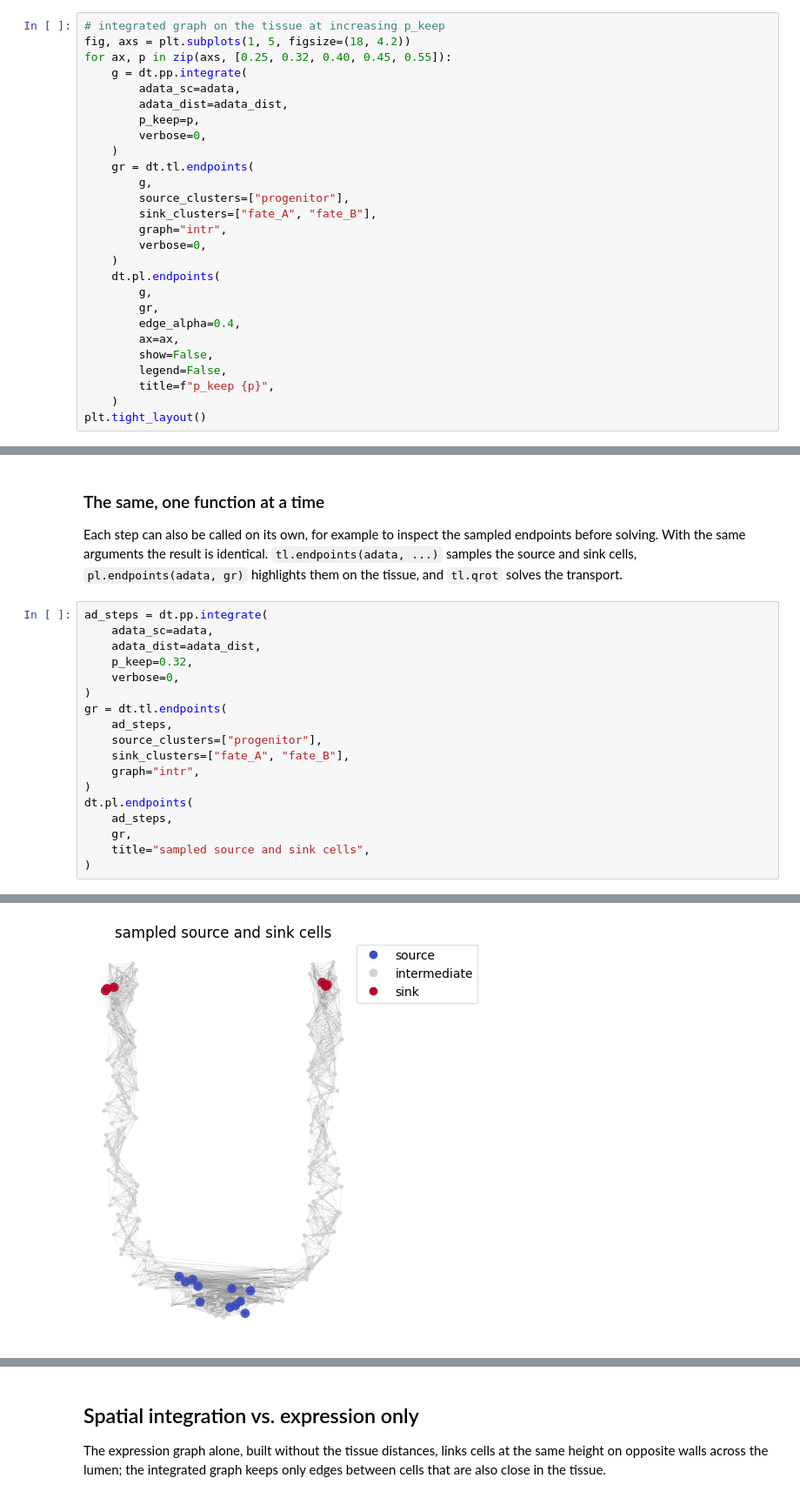
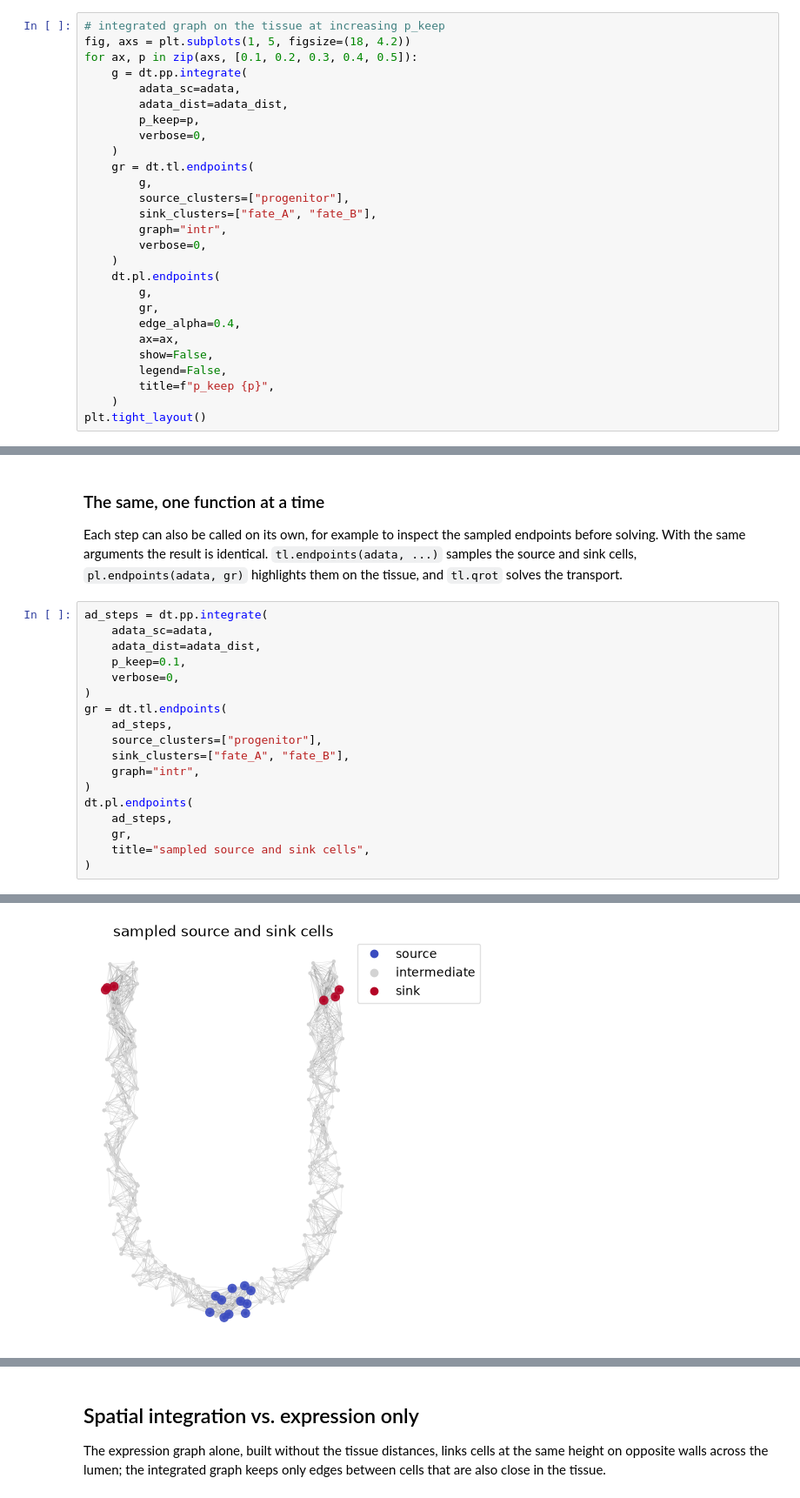
Before and after one commit to ajpiy/deltatrace, a Jupyter notebook: examples/quickstart.ipynb, the cells around one changed output, grey strips where cells are left out. Shown at 87% size. Saved outputs shown, nothing was run; the diff lists cells and outputs as text.

Commit message:
quickstart p_keep refinement

```diff
--- a/examples/quickstart.ipynb
+++ b/examples/quickstart.ipynb
@@ -51,7 +54,7 @@ step under that edge.
 # %%
 # integrated graph on the tissue at increasing p_keep
 fig, axs = plt.subplots(1, 5, figsize=(18, 4.2))
-for ax, p in zip(axs, [0.25, 0.32, 0.40, 0.45, 0.55]):
+for ax, p in zip(axs, [0.1, 0.2, 0.3, 0.4, 0.5]):
     g = dt.pp.integrate(
         adata_sc=adata,
         adata_dist=adata_dist,
@@ -124,25 +127,25 @@ and sink cells, `pl.endpoints(adata, gr)` highlights them on the tissue, and `tl
 # %%
 ad_steps = dt.pp.integrate(
     adata_sc=adata,
     adata_dist=adata_dist,
-    p_keep=0.32,
+    p_keep=0.1,
     verbose=0,
 )
 gr = dt.tl.endpoints(
     ad_steps,
     source_clusters=["progenitor"],
     sink_clusters=["fate_A", "fate_B"],
     graph="intr",
 )
 dt.pl.endpoints(
     ad_steps,
     gr,
     title="sampled source and sink cells",
 )
 # %% [output]
 sampling source and sink endpoints ... finished (0.01 s)
 done.
-[figure, old version]
+[figure, new version]
 # %%
 dt.tl.qrot(
     graph_result=gr,
```
Also changed, not shown: parts of 11 cells of this notebook.
